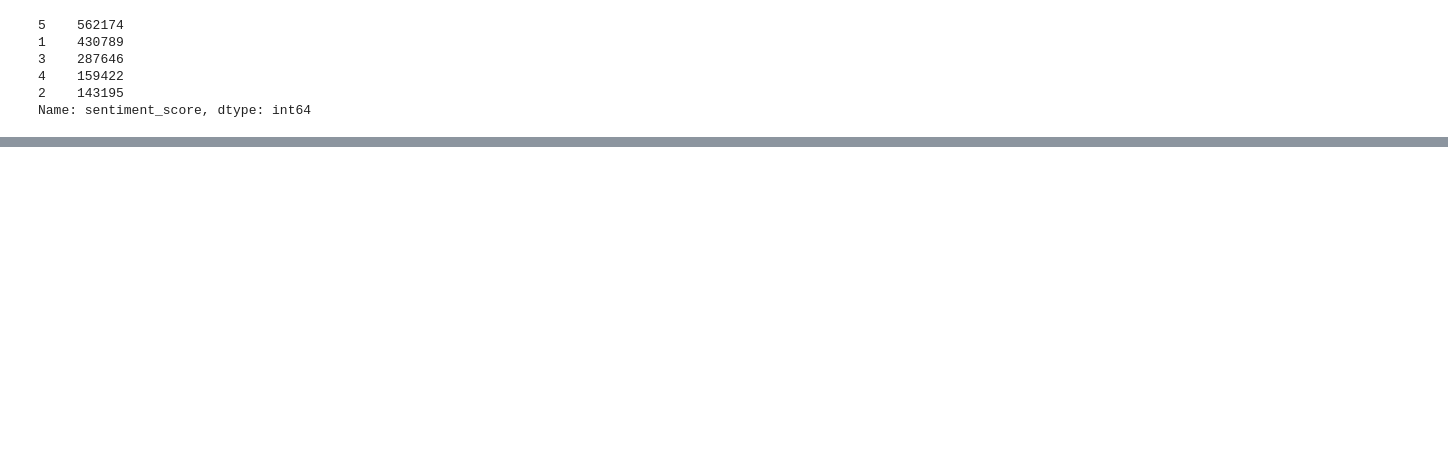
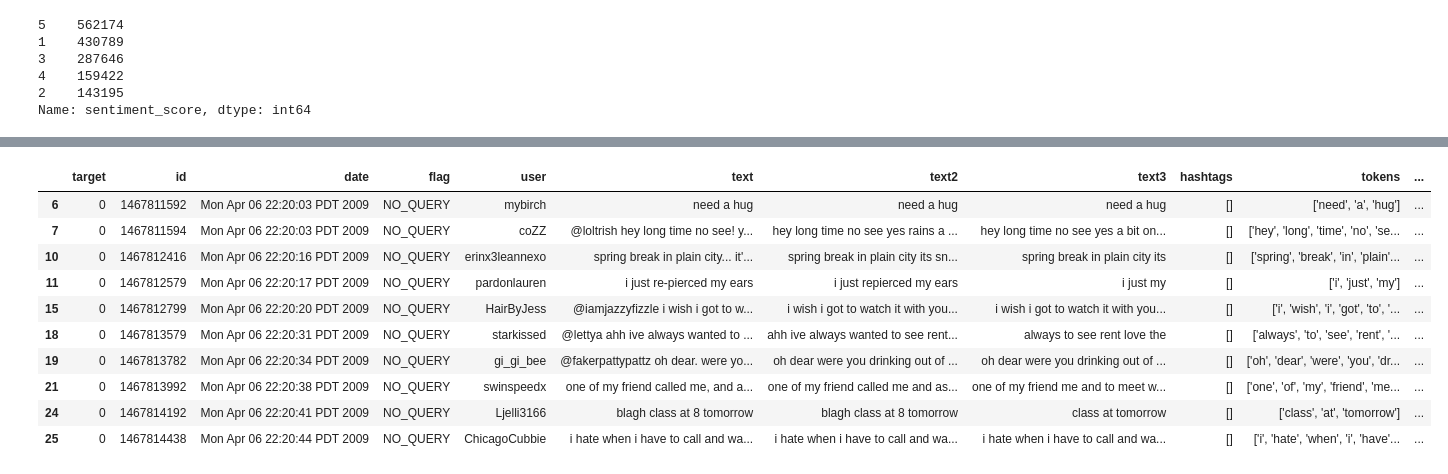
Before and after one commit to nnampp/CPE393-term-project, a Jupyter notebook: Hashtag_sentiment.ipynb, the cells around one changed output, grey strips where cells are left out. Cells and saved outputs as stored; diff of their text form; code cells hidden in the pictures; blank space fills up the shorter version.

```diff
--- a/Hashtag_sentiment.ipynb
+++ b/Hashtag_sentiment.ipynb
@@ -187,0 +190,3 @@ df_sentiment.to_csv('Tweets_sentiment_16M.csv', index=False)
+# %%
+table = pd.read_csv('Tweets_sentiment_16M.csv')
+table.head(10)
@@ -187,0 +205,15 @@ df_sentiment.to_csv('Tweets_sentiment_16M.csv', index=False)
+# %%
+# show where target 0 and sentiment score 5 or 4
+table[(table['target'] == 0) & ((table['sentiment_score'] == 5) | (table['sentiment_score'] == 4))].head(10)
+# %% [output]
+|  | target | id | date | flag | user | text | text2 | text3 | hashtags | tokens | ... |
+| 6 | 0 | 1467811592 | Mon Apr 06 22:20:03 PDT 2009 | NO_QUERY | mybirch | need a hug | need a hug | need a hug | [] | ['need', 'a', 'hug'] | ... |
+| 7 | 0 | 1467811594 | Mon Apr 06 22:20:03 PDT 2009 | NO_QUERY | coZZ | @loltrish hey long time no see! y... | hey long time no see yes rains a ... | hey long time no see yes a bit on... | [] | ['hey', 'long', 'time', 'no', 'se... | ... |
+| 10 | 0 | 1467812416 | Mon Apr 06 22:20:16 PDT 2009 | NO_QUERY | erinx3leannexo | spring break in plain city... it'... | spring break in plain city its sn... | spring break in plain city its | [] | ['spring', 'break', 'in', 'plain'... | ... |
+| 11 | 0 | 1467812579 | Mon Apr 06 22:20:17 PDT 2009 | NO_QUERY | pardonlauren | i just re-pierced my ears | i just repierced my ears | i just my | [] | ['i', 'just', 'my'] | ... |
+| 15 | 0 | 1467812799 | Mon Apr 06 22:20:20 PDT 2009 | NO_QUERY | HairByJess | @iamjazzyfizzle i wish i got to w... | i wish i got to watch it with you... | i wish i got to watch it with you... | [] | ['i', 'wish', 'i', 'got', 'to', '... | ... |
+| 18 | 0 | 1467813579 | Mon Apr 06 22:20:31 PDT 2009 | NO_QUERY | starkissed | @lettya ahh ive always wanted to ... | ahh ive always wanted to see rent... | always to see rent love the | [] | ['always', 'to', 'see', 'rent', '... | ... |
+| 19 | 0 | 1467813782 | Mon Apr 06 22:20:34 PDT 2009 | NO_QUERY | gi_gi_bee | @fakerpattypattz oh dear. were yo... | oh dear were you drinking out of ... | oh dear were you drinking out of ... | [] | ['oh', 'dear', 'were', 'you', 'dr... | ... |
+| 21 | 0 | 1467813992 | Mon Apr 06 22:20:38 PDT 2009 | NO_QUERY | swinspeedx | one of my friend called me, and a... | one of my friend called me and as... | one of my friend me and to meet w... | [] | ['one', 'of', 'my', 'friend', 'me... | ... |
+| 24 | 0 | 1467814192 | Mon Apr 06 22:20:41 PDT 2009 | NO_QUERY | Ljelli3166 | blagh class at 8 tomorrow | blagh class at 8 tomorrow | class at tomorrow | [] | ['class', 'at', 'tomorrow'] | ... |
+| 25 | 0 | 1467814438 | Mon Apr 06 22:20:44 PDT 2009 | NO_QUERY | ChicagoCubbie | i hate when i have to call and wa... | i hate when i have to call and wa... | i hate when i have to call and wa... | [] | ['i', 'hate', 'when', 'i', 'have'... | ... |
```
Also changed, not shown: parts of 13 cells of this notebook.
